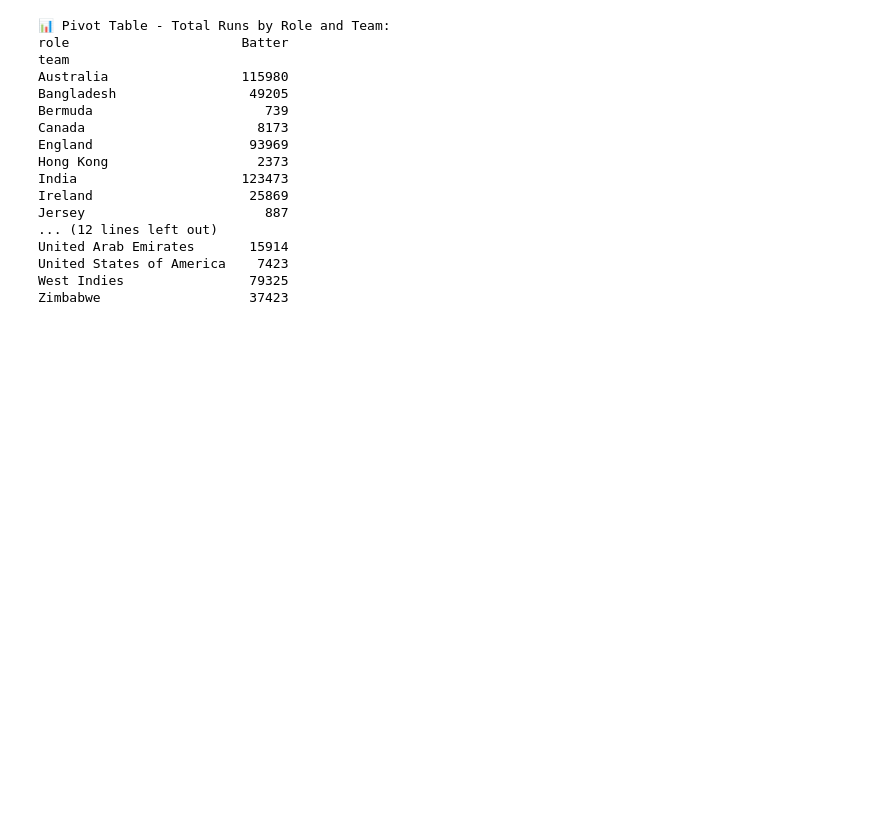
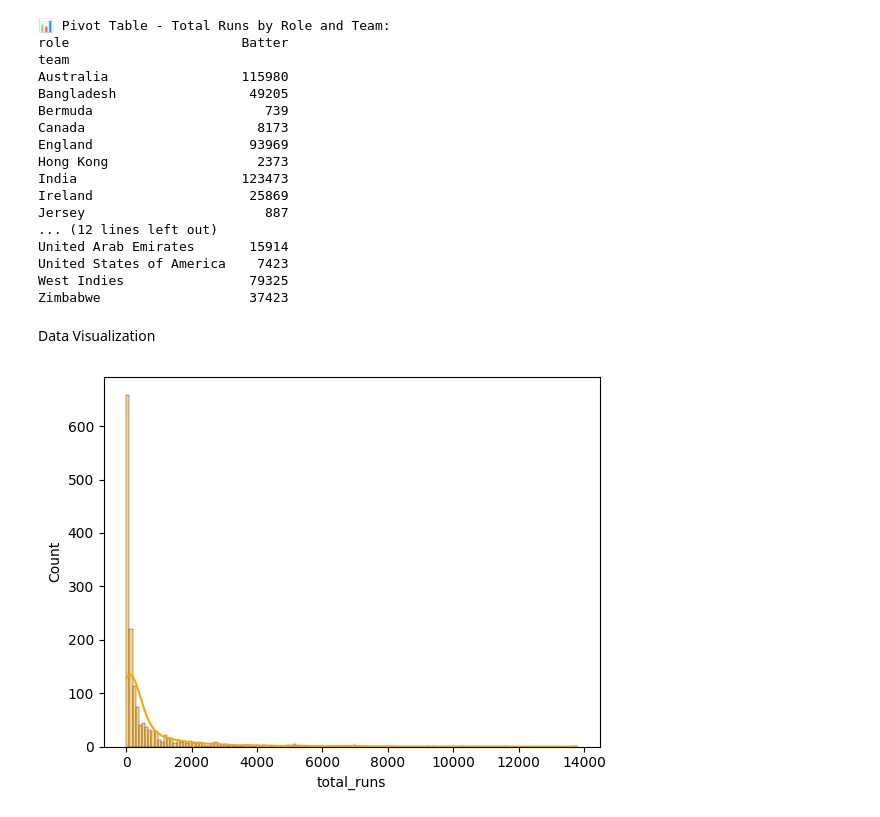
Before and after one commit to sashank1326/DAV-assignment-196, a Jupyter notebook: analysis.ipynb, the cells around one changed output. Cells and saved outputs as stored; diff of their text form; code cells hidden in the pictures; blank space fills up the shorter version.

```diff
--- a/analysis.ipynb
+++ b/analysis.ipynb
@@ -939,3 +941,10 @@ United Arab Emirates       15914
 United States of America    7423
 West Indies                79325
 Zimbabwe                   37423
+# %% [markdown]
+Data Visualization
+# %%
+sns.histplot(df['total_runs'], kde=True, color="orange")
+plt.show()
+# %% [output]
+[figure, added]
```
Also changed, not shown: parts of 13 cells of this notebook.
